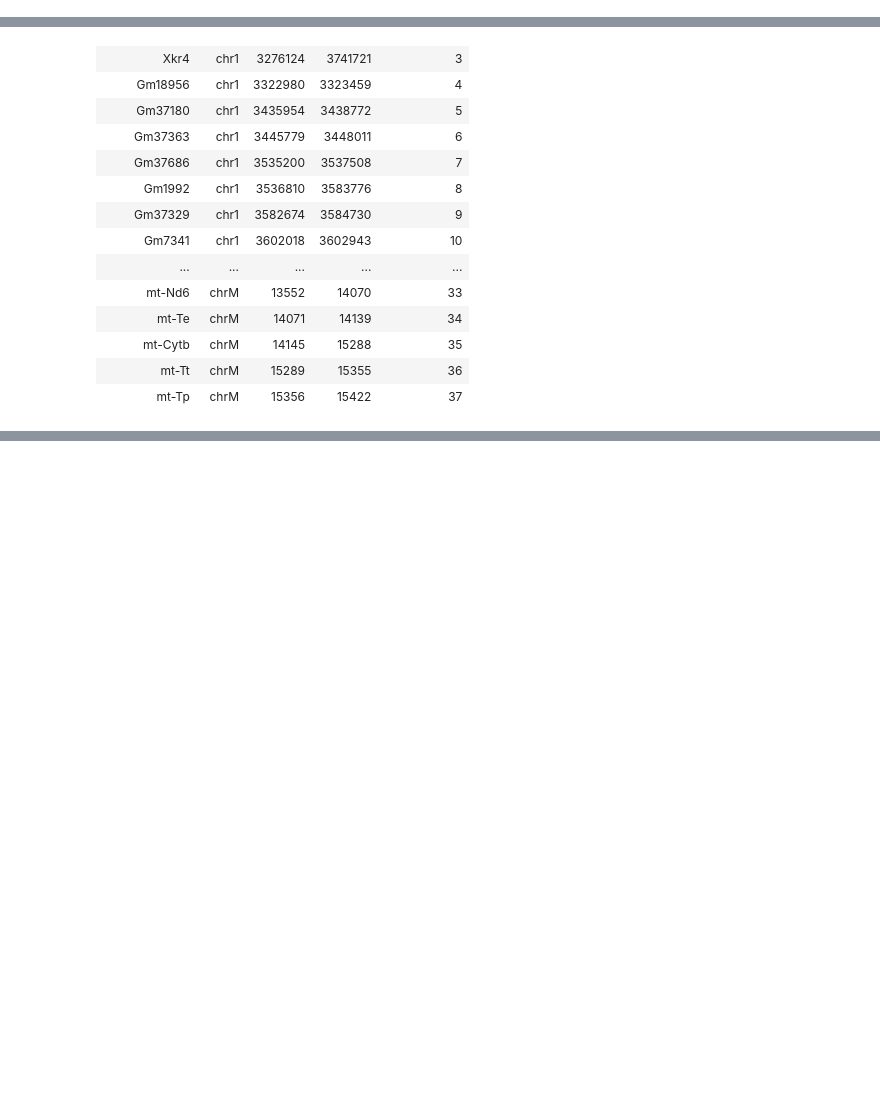
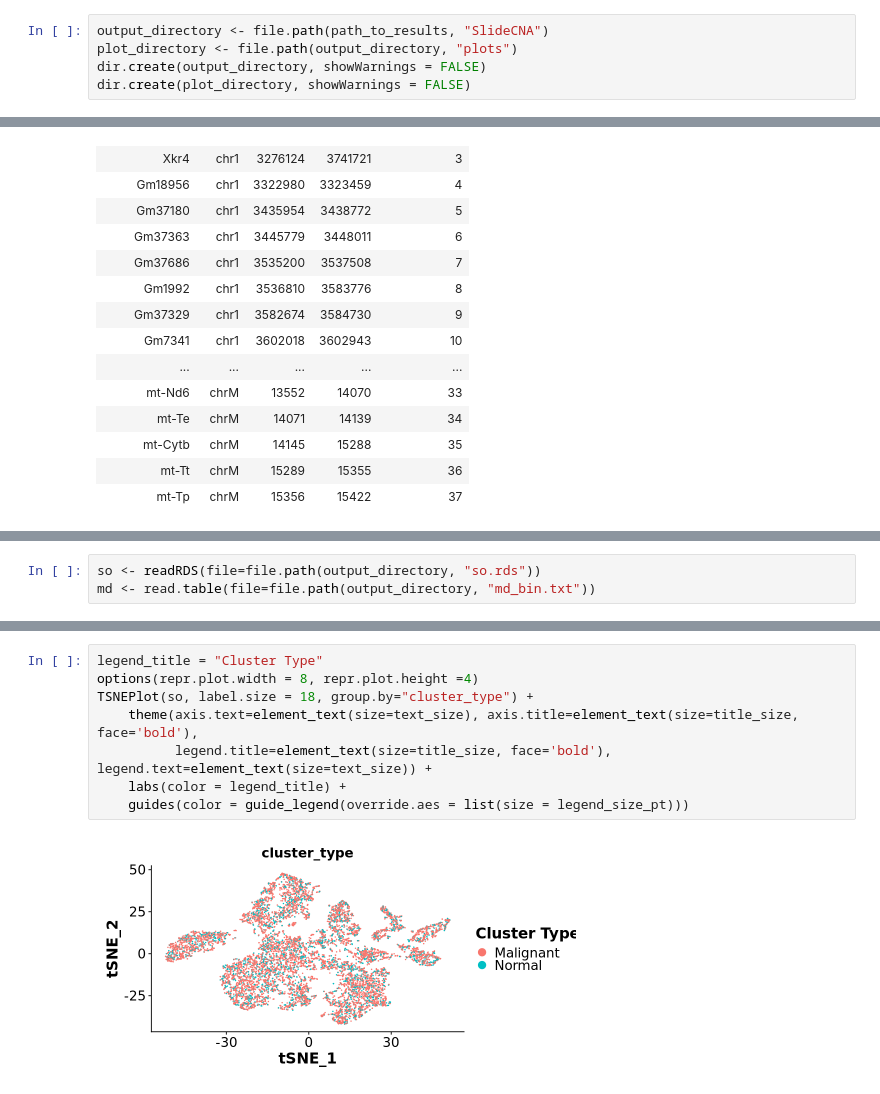
Before and after one commit to dkzhang777/SlideCNA_Analysis, a Jupyter notebook: vignettes/slide-seq_mouse.ipynb, the cells around one changed output, grey strips where cells are left out. Saved outputs shown, nothing was run; the diff lists cells and outputs as text; blank space fills up the shorter version.

```diff
--- a/vignettes/slide-seq_mouse.ipynb
+++ b/vignettes/slide-seq_mouse.ipynb
@@ -171,3 +132,8 @@ dir.create(plotDir)
+# %%
+output_directory <- file.path(path_to_results, "SlideCNA")
+plot_directory <- file.path(output_directory, "plots")
+dir.create(output_directory, showWarnings = FALSE)
+dir.create(plot_directory, showWarnings = FALSE)
 # %%
 # Run SlideCNA
 library(SlideCNA)
@@ -354,0 +367,3 @@ Active assay: RNA (16253 features, 2000 variable features)
+# %%
+so <- readRDS(file=file.path(output_directory, "so.rds"))
+md <- read.table(file=file.path(output_directory, "md_bin.txt"))
@@ -354,0 +400,10 @@ Active assay: RNA (16253 features, 2000 variable features)
+# %%
+legend_title = "Cluster Type"
+options(repr.plot.width = 8, repr.plot.height =4)
+TSNEPlot(so, label.size = 18, group.by="cluster_type") +
+    theme(axis.text=element_text(size=text_size), axis.title=element_text(size=title_size, face='bold'),
+          legend.title=element_text(size=title_size, face='bold'), legend.text=element_text(size=text_size)) +
+    labs(color = legend_title) +
+    guides(color = guide_legend(override.aes = list(size = legend_size_pt)))
+# %% [output]
+[figure, added]
```
Also changed, not shown: parts of 26 cells of this notebook, 2 other files.
